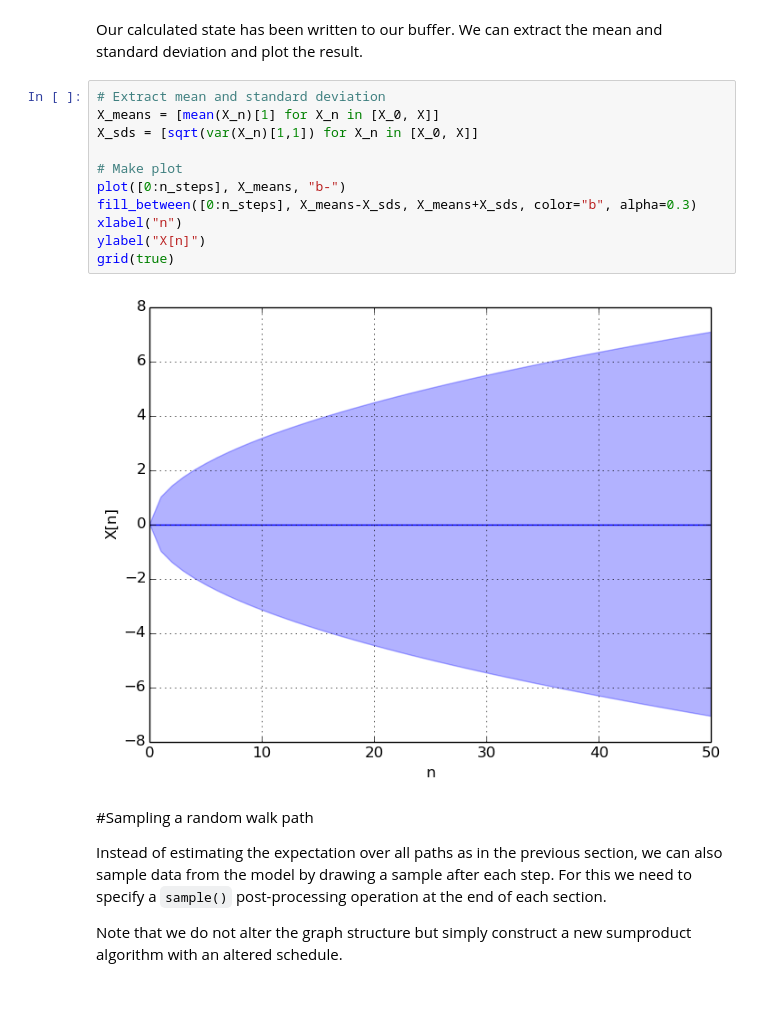
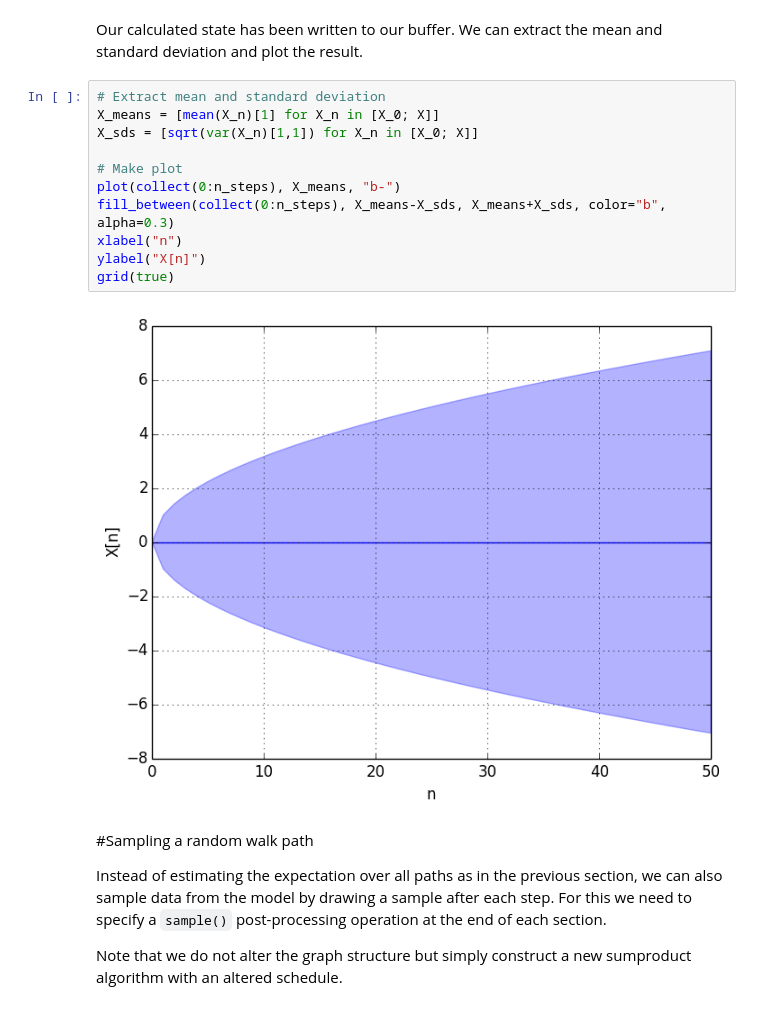
Before and after one commit to biaslab/ForneyLab.jl, a Jupyter notebook: demo/03_random_walk.ipynb, the cells around one changed output. Saved outputs shown, nothing was run; the diff lists cells and outputs as text.

```diff
--- a/demo/03_random_walk.ipynb
+++ b/demo/03_random_walk.ipynb
@@ -70,17 +69,17 @@ end
 Our calculated state has been written to our buffer. We can extract the mean and standard deviation and plot the result.
 # %%
 # Extract mean and standard deviation
-X_means = [mean(X_n)[1] for X_n in [X_0, X]]
-X_sds = [sqrt(var(X_n)[1,1]) for X_n in [X_0, X]]
+X_means = [mean(X_n)[1] for X_n in [X_0; X]]
+X_sds = [sqrt(var(X_n)[1,1]) for X_n in [X_0; X]]
 
 # Make plot
-plot([0:n_steps], X_means, "b-")
-fill_between([0:n_steps], X_means-X_sds, X_means+X_sds, color="b", alpha=0.3)
+plot(collect(0:n_steps), X_means, "b-")
+fill_between(collect(0:n_steps), X_means-X_sds, X_means+X_sds, color="b", alpha=0.3)
 xlabel("n")
 ylabel("X[n]")
 grid(true)
 # %% [output]
-[figure, old version]
+[figure, new version]
 # %% [markdown]
 #Sampling a random walk path
 
```
Also changed, not shown: parts of 6 cells of this notebook, 7 other files.
